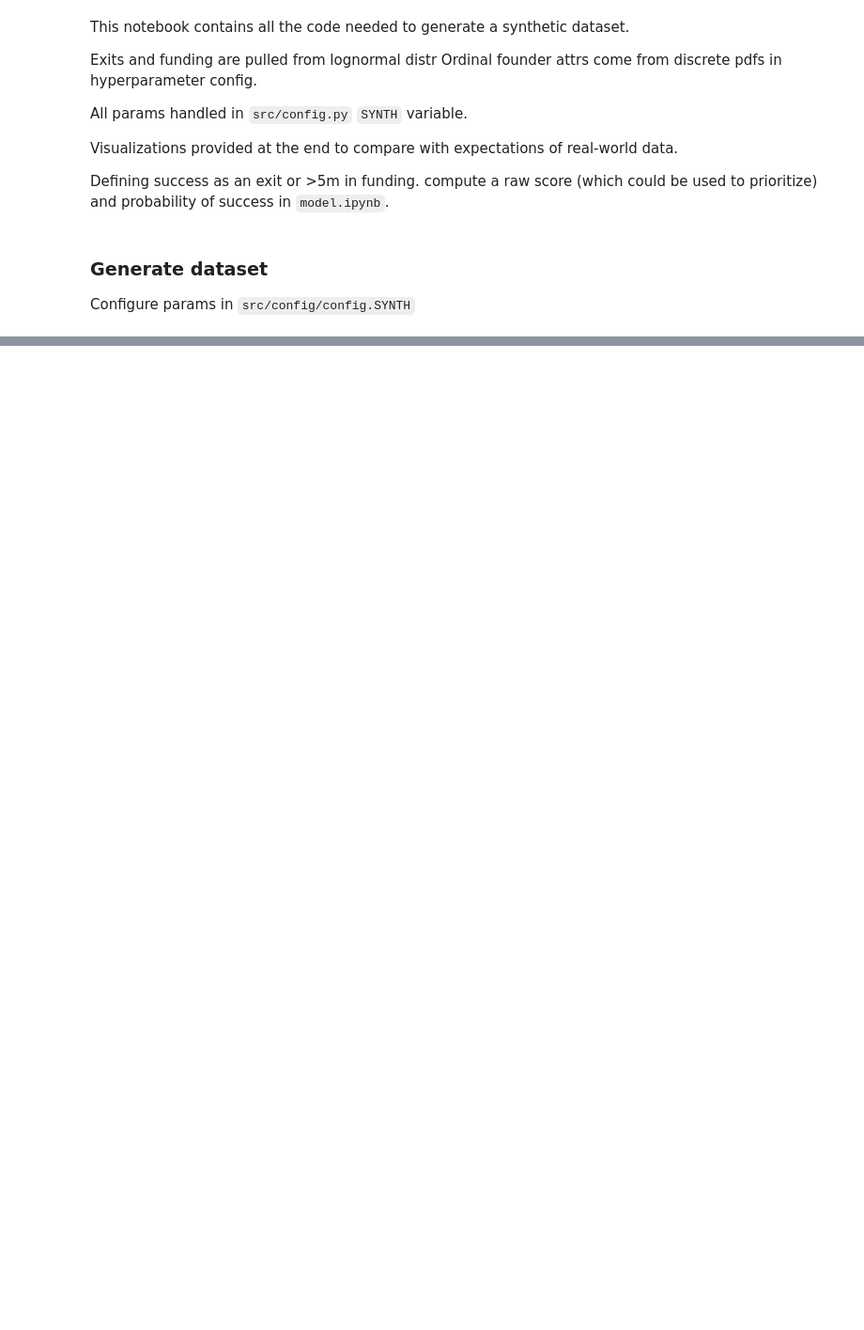
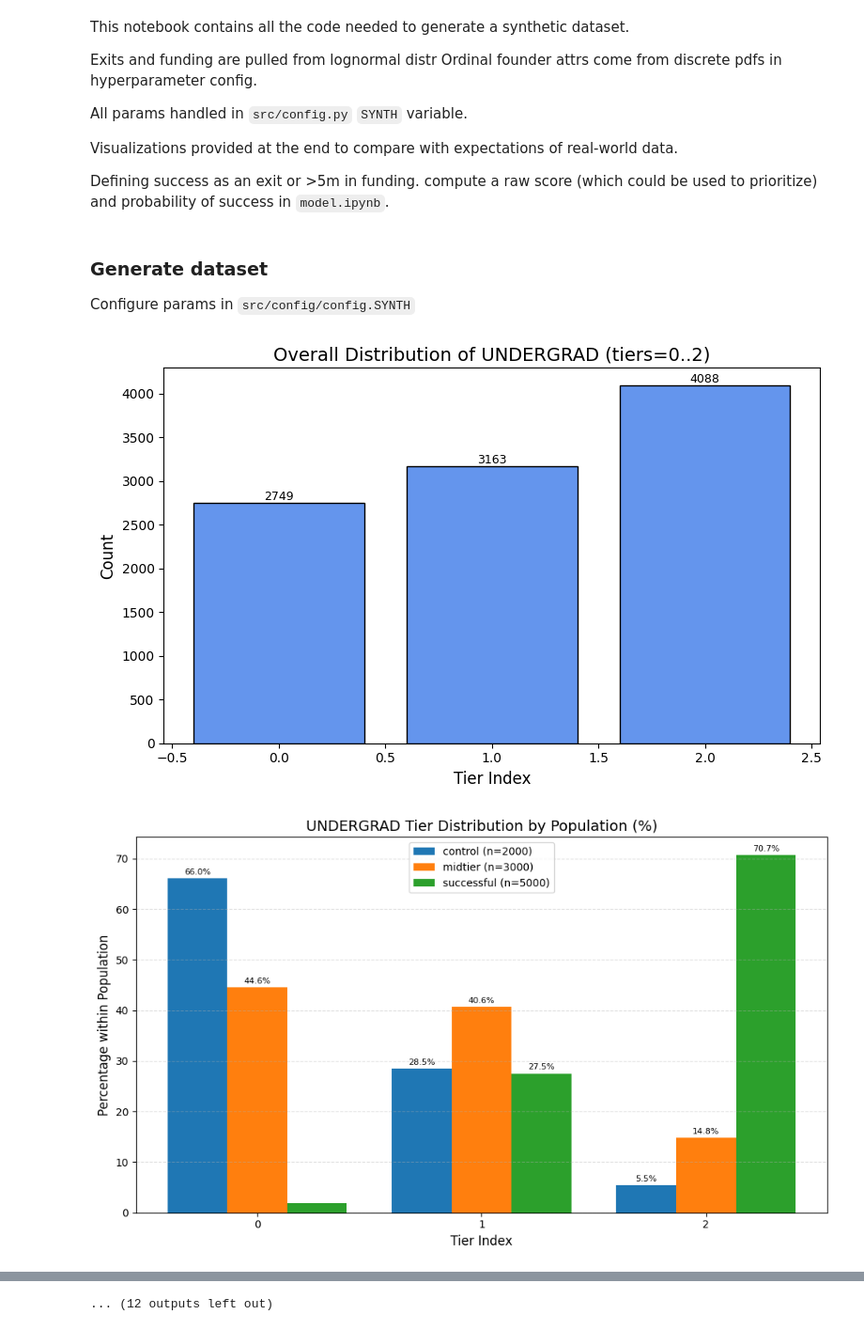
Before and after one commit to vireshpati/founder-rank, a Jupyter notebook: notebooks/datagen.ipynb, the cells around one changed output, grey strips where cells are left out. Shown at 94% size. Drawn from its saved outputs; the diff is of its cells as text; code cells hidden in the pictures; blank space fills up the shorter version.

```diff
--- a/notebooks/datagen.ipynb
+++ b/notebooks/datagen.ipynb
@@ -30,4 +30,4 @@ POPULATIONS = cfg.SYNTH["POPULATIONS"]
 
 K = sum(cfg["DIMENSION"] for cfg in MATRIX.values())
 
-dg = datagen.DataGenerator()
+dg = datagen.DataGenerator(MATRIX)
@@ -378,4 +36,4 @@ def visualize_successful_cases(exit_vals, fund_vals):
 Configure params in `src/config/config.SYNTH`
 # %%
 N = 10000
-X_syn, exit_syn, fund_syn, pop_labels, W_star = dg.generate_synthetic_dataset(N, POPULATIONS)
+X_syn, exit_syn, fund_syn, pop_labels, W_star = dg.generate_dataset(N, POPULATIONS)
@@ -382,16 +365,15 @@ X_syn, exit_syn, fund_syn, pop_labels, W_star = dg.generate_synthetic_dataset(N,
 # %%
 # plot
 for cat_name in MATRIX.keys():
     plot_category_distribution_overall_and_by_pop(X_syn, pop_labels, cat_name)
 
-plot_hist_overall_and_by_pop(
-    fund_syn, pop_labels, title="Funding Amount", bins=50, log_scale=True
-)
+plot_hist_overall_and_by_pop(fund_syn, pop_labels, title="Funding Amount", bins=50, log_scale=True)
 
-plot_hist_overall_and_by_pop(
-    exit_syn, pop_labels, title="Exit Value", bins=50, log_scale=True
-)
+plot_hist_overall_and_by_pop(exit_syn, pop_labels, title="Exit Value", bins=50, log_scale=True)
 
 plot_feature_importance(W_star)
 
 visualize_successful_cases(exit_syn, fund_syn)
+# %% [output]
+[figure, added]
+[figure, added]
@@ -397,0 +390 @@ visualize_successful_cases(exit_syn, fund_syn)
+... (12 outputs left out)
```
Also changed, not shown: parts of 5 cells of this notebook, 17 other files.
